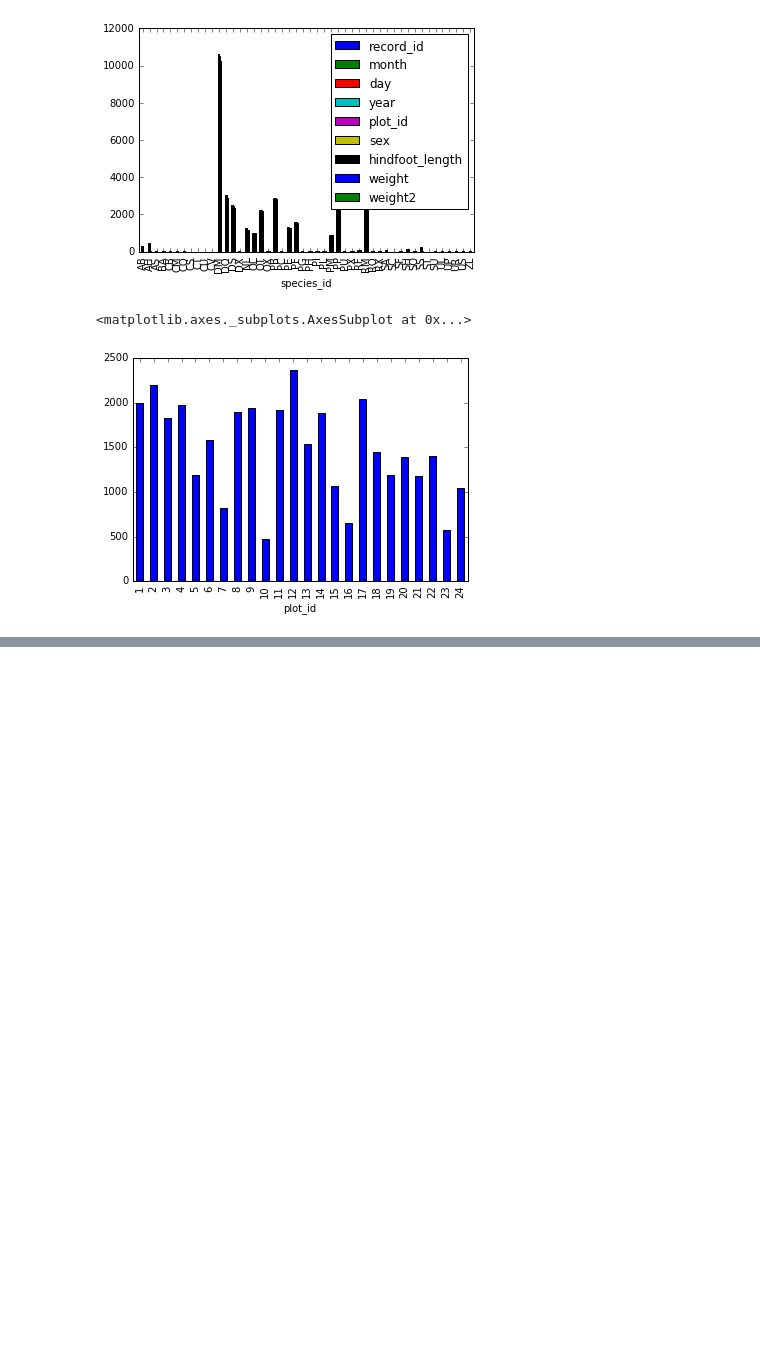
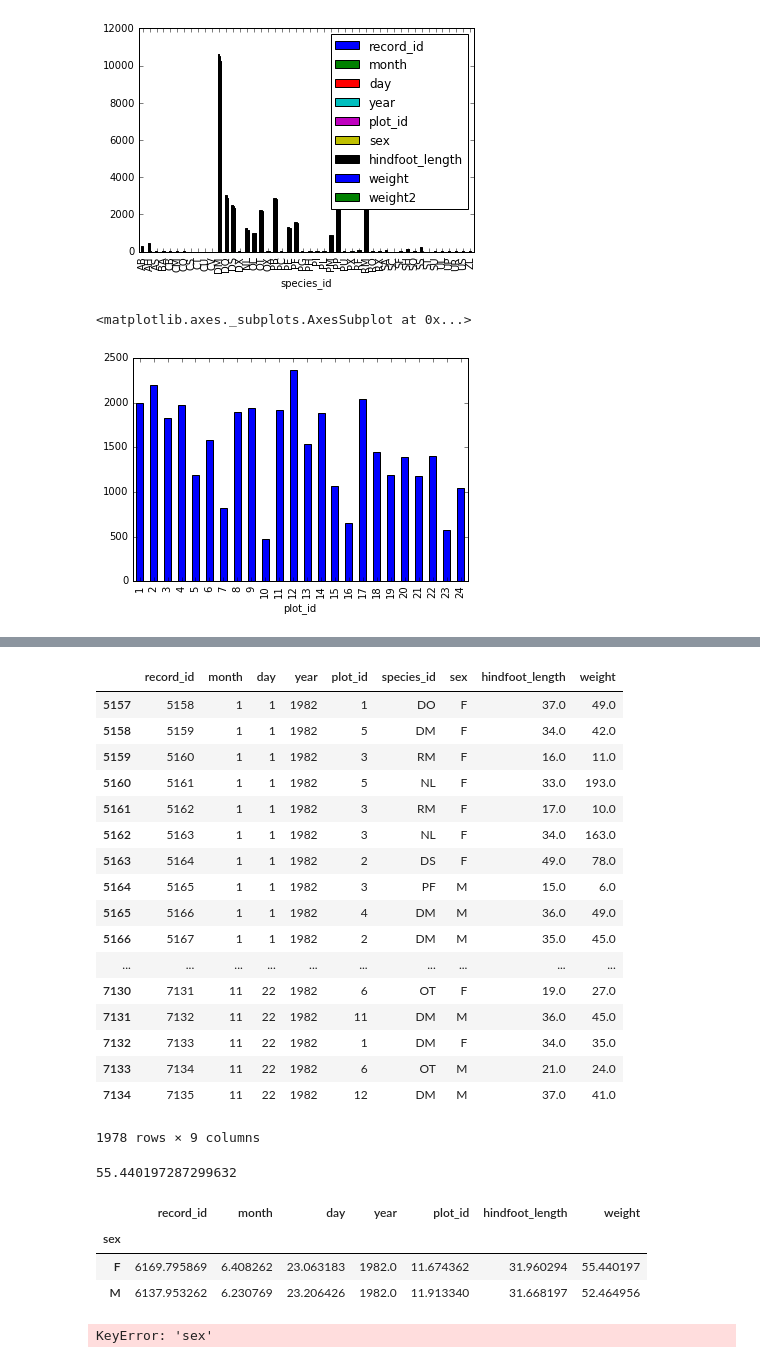
Before and after one commit to StephenOhms/SWC-ANU_2016, a Jupyter notebook: Untitled3.ipynb, the cells around one changed output, grey strips where cells are left out. Saved outputs shown, nothing was run; the diff lists cells and outputs as text; code cells hidden in the pictures; blank space fills up the shorter version.

```diff
--- a/Untitled3.ipynb
+++ b/Untitled3.ipynb
@@ -259,0 +300,21 @@ total_count.plot(kind='bar')
+# %%
+surveys_df[(surveys_df.year == 1982)]
+# %% [output]
+|  | record_id | month | day | year | plot_id | species_id | sex | hindfoot_length | weight |
+| 5157 | 5158 | 1 | 1 | 1982 | 1 | DO | F | 37.0 | 49.0 |
+| 5158 | 5159 | 1 | 1 | 1982 | 5 | DM | F | 34.0 | 42.0 |
+| 5159 | 5160 | 1 | 1 | 1982 | 3 | RM | F | 16.0 | 11.0 |
+| 5160 | 5161 | 1 | 1 | 1982 | 5 | NL | F | 33.0 | 193.0 |
+| 5161 | 5162 | 1 | 1 | 1982 | 3 | RM | F | 17.0 | 10.0 |
+| 5162 | 5163 | 1 | 1 | 1982 | 3 | NL | F | 34.0 | 163.0 |
+| 5163 | 5164 | 1 | 1 | 1982 | 2 | DS | F | 49.0 | 78.0 |
+| 5164 | 5165 | 1 | 1 | 1982 | 3 | PF | M | 15.0 | 6.0 |
+| 5165 | 5166 | 1 | 1 | 1982 | 4 | DM | M | 36.0 | 49.0 |
+| 5166 | 5167 | 1 | 1 | 1982 | 2 | DM | M | 35.0 | 45.0 |
+| ... | ... | ... | ... | ... | ... | ... | ... | ... | ... |
+| 7130 | 7131 | 11 | 22 | 1982 | 6 | OT | F | 19.0 | 27.0 |
+| 7131 | 7132 | 11 | 22 | 1982 | 11 | DM | M | 36.0 | 45.0 |
+| 7132 | 7133 | 11 | 22 | 1982 | 1 | DM | F | 34.0 | 35.0 |
+| 7133 | 7134 | 11 | 22 | 1982 | 6 | OT | M | 21.0 | 24.0 |
+| 7134 | 7135 | 11 | 22 | 1982 | 12 | DM | M | 37.0 | 41.0 |
+1978 rows × 9 columns
@@ -259,0 +323,15 @@ total_count.plot(kind='bar')
+# %%
+res['weight'][0]
+# %% [output]
+55.440197287299632
+# %%
+surveys_df[(surveys_df.year == 1982)].groupby('sex').mean()
+# %% [output]
+|  | record_id | month | day | year | plot_id | hindfoot_length | weight |
+| sex |  |  |  |  |  |  |  |
+| F | 6169.795869 | 6.408262 | 23.063183 | 1982.0 | 11.674362 | 31.960294 | 55.440197 |
+| M | 6137.953262 | 6.230769 | 23.206426 | 1982.0 | 11.913340 | 31.668197 | 52.464956 |
+# %%
+res['sex'][0]
+# %% [output]
+KeyError: 'sex'
```
Also changed, not shown: parts of 8 cells of this notebook, 4 other files.
